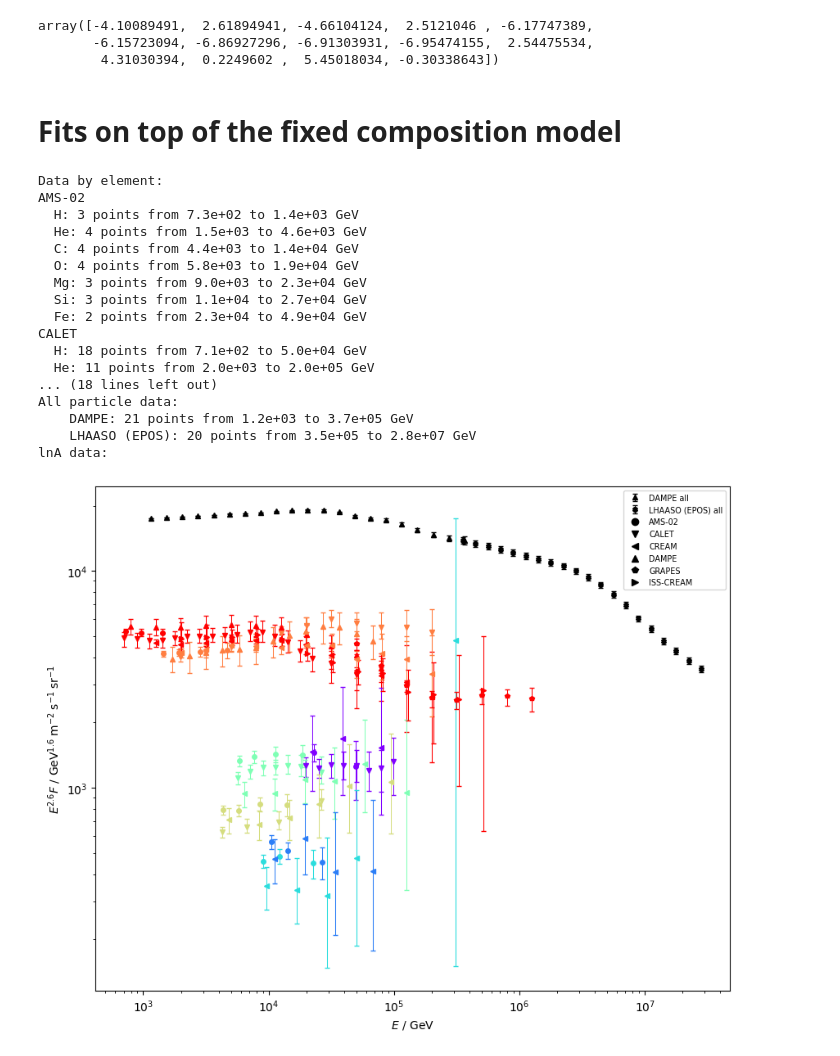
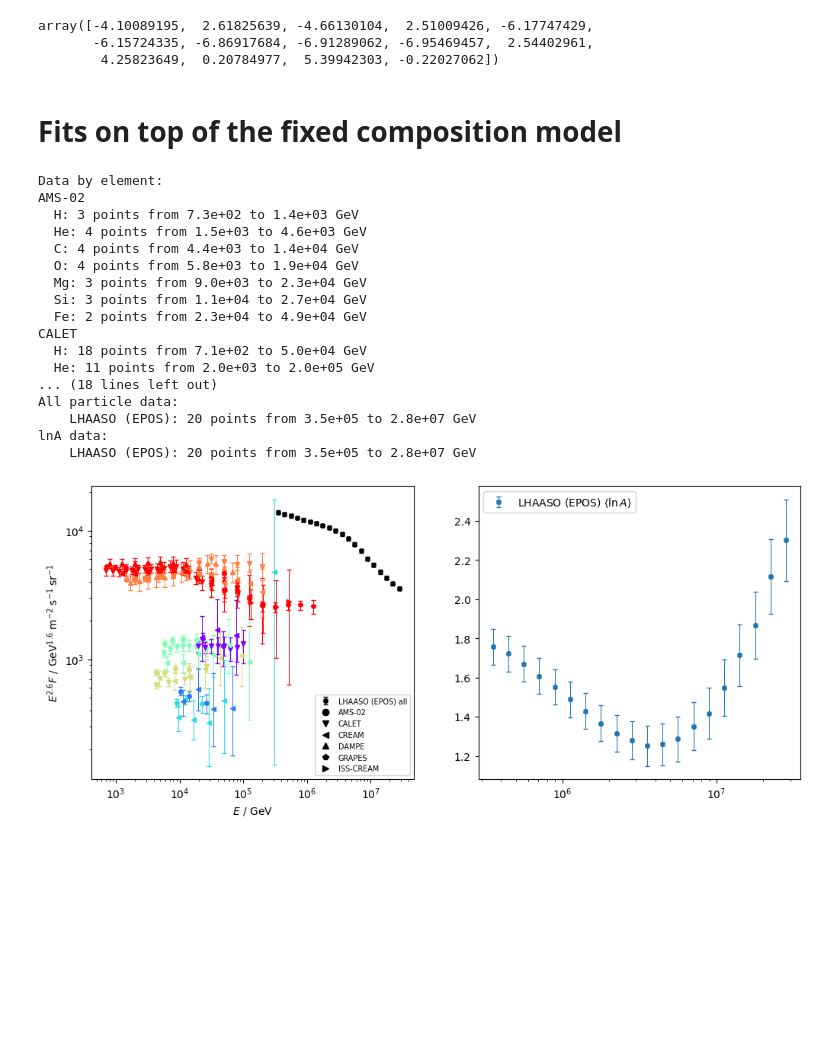
Before and after one commit to nj-vs-vh/EVA, a Jupyter notebook: mle-staged-fit.ipynb, the cells around one changed output. Saved outputs shown, nothing was run; the diff lists cells and outputs as text; code cells hidden in the pictures; blank space fills up the shorter version.

Commit message:
fitting with unresolved components

```diff
--- a/mle-staged-fit.ipynb
+++ b/mle-staged-fit.ipynb
@@ -59,7 +59,7 @@ def initial_guess_model(config: ModelConfig) -> Model:
             CosmicRaysModel(
                 base_spectra=[
                     (
-                        SharedPowerLaw(
+                        SharedPowerLawSpectrum(
                             lgI_per_element={
                                 element: stats.norm.rvs(loc=initial_guess_lgI[element], scale=0.05)
                                 for element in component.elements
@@ -208,64 +208,66 @@ mle_model = run_mle(mle_config)
 # %%
 mle_model.pack()
 # %% [output]
-array([-4.10089491,  2.61894941, -4.66104124,  2.5121046 , -6.17747389,
-       -6.15723094, -6.86927296, -6.91303931, -6.95474155,  2.54475534,
-        4.31030394,  0.2249602 ,  5.45018034, -0.30338643])
+array([-4.10089195,  2.61825639, -4.66130104,  2.51009426, -6.17747429,
+       -6.15724335, -6.86917684, -6.91289062, -6.95469457,  2.54402961,
+        4.25823649,  0.20784977,  5.39942303, -0.22027062])
 # %% [markdown]
 # Fits on top of the fixed composition model
 # %%
+from cr_knee_fit.cr_model import UnresolvedElementsSpectrum
+
+
 full_config = copy.deepcopy(mle_config)
 full_config.experiments_all_particle = [
-    experiments.dampe,
+    # experiments.hawc,
     experiments.lhaaso_epos,
 ]
-# full_config.experiments_lnA = [experiments.lhaaso_epos]
+full_config.experiments_lnA = [experiments.lhaaso_epos]
 full_fit_data = load_fit_data(full_config)
 
 full_fit_data.plot(scale=2.6, describe=True)
 
 
 def model_with_free_Z_component(theta: np.ndarray) -> Model:
-    lgI, Z, lgR_knee, d_alpha_knee = theta
+    lgI_unres, lgR_knee, d_alpha_knee = theta
     model = copy.deepcopy(mle_model)
     population = model.populations[0]
-    population.free_Z = Z
-    [s for s in population.base_spectra if len(s.lgI_per_element) > 1][0].lgI_per_element[
-        Element.FreeZ
-    ] = lgI
+    population.unresolved_elements_spectrum = UnresolvedElementsSpectrum(
+        lgI=lgI_unres,
+    )
     population.breaks.append(
         SpectralBreak(
             lg_break=lgR_knee,
             d_alpha=d_alpha_knee,
-            lg_sharpness=np.log10(5),
+            lg_sharpness=np.log10(1),
         )
     )
     return model
 
 
 def negloglike(theta: np.ndarray) -> float:
     return -loglikelihood(
         model_with_free_Z_component(theta),
         full_fit_data,
         None,  # type: ignore
     )
 # %% [output]
 Data by element:
 AMS-02
   H: 3 points from 7.3e+02 to 1.4e+03 GeV
   He: 4 points from 1.5e+03 to 4.6e+03 GeV
   C: 4 points from 4.4e+03 to 1.4e+04 GeV
   O: 4 points from 5.8e+03 to 1.9e+04 GeV
   Mg: 3 points from 9.0e+03 to 2.3e+04 GeV
   Si: 3 points from 1.1e+04 to 2.7e+04 GeV
   Fe: 2 points from 2.3e+04 to 4.9e+04 GeV
 CALET
   H: 18 points from 7.1e+02 to 5.0e+04 GeV
   He: 11 points from 2.0e+03 to 2.0e+05 GeV
 ... (18 lines left out)
 All particle data:
-    DAMPE: 21 points from 1.2e+03 to 3.7e+05 GeV
     LHAASO (EPOS): 20 points from 3.5e+05 to 2.8e+07 GeV
 lnA data:
+    LHAASO (EPOS): 20 points from 3.5e+05 to 2.8e+07 GeV
-[figure, old version]
+[figure, new version]
 # %%
```
Also changed, not shown: parts of 5 cells of this notebook, 7 other files.
